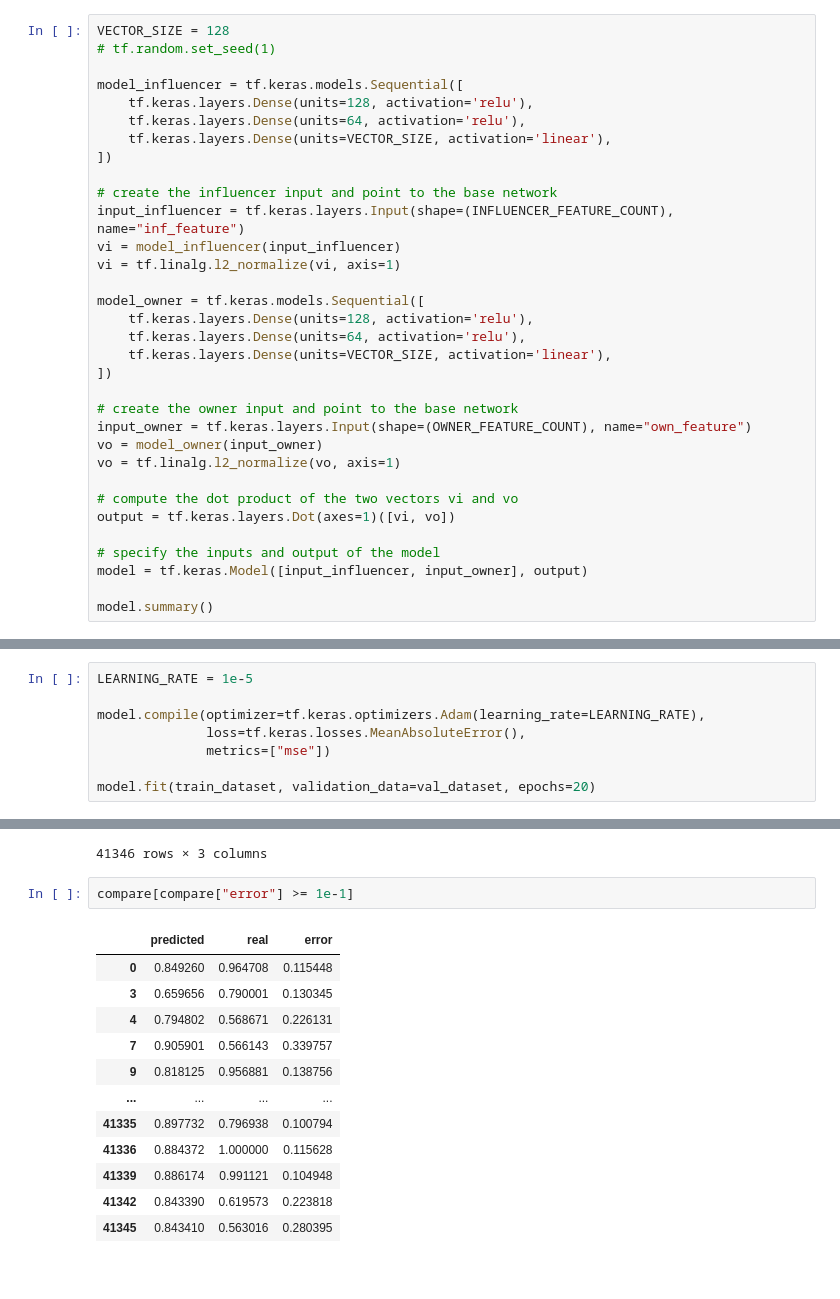
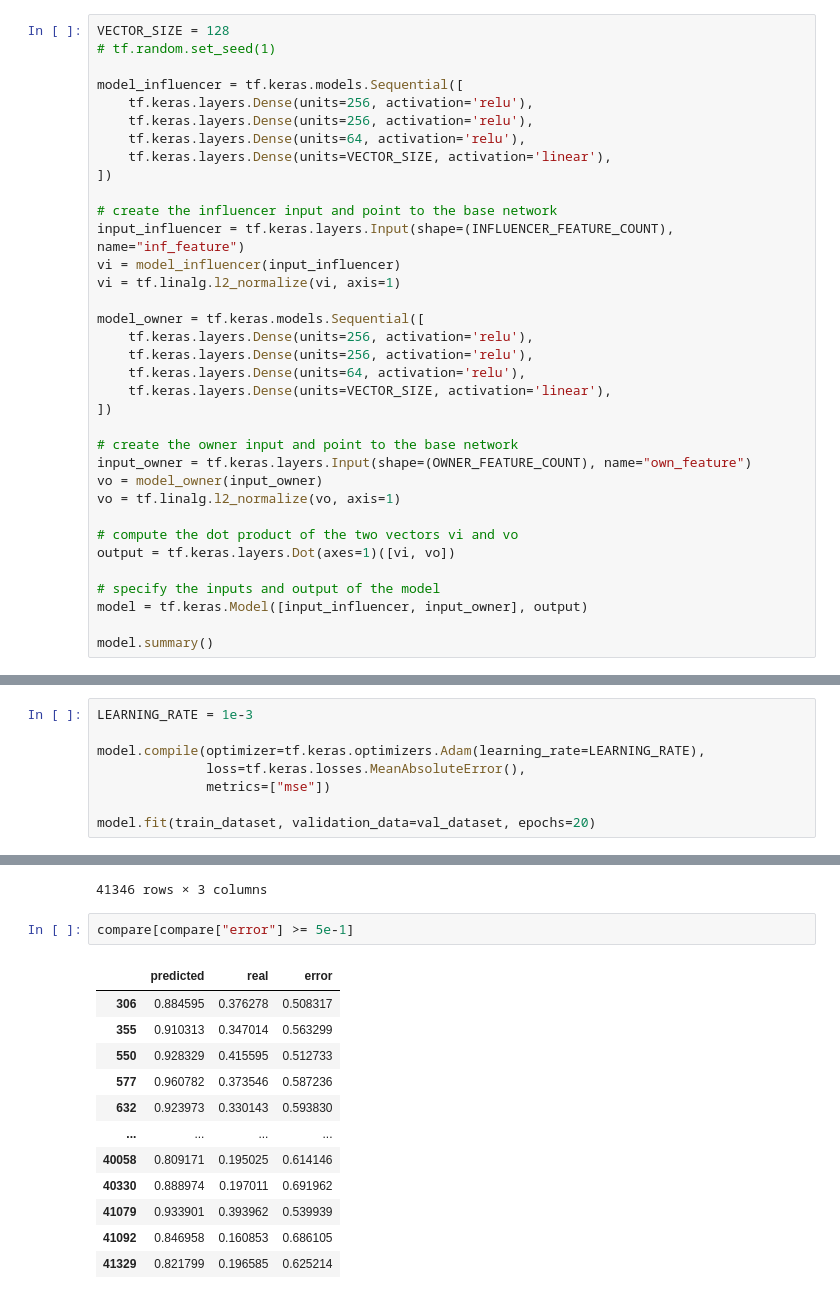
Before and after one commit to Bangkit-Capstone-C23-PS338/modul-ML, a Jupyter notebook: recommender/Recommender-MAL.ipynb, the cells around one changed output, grey strips where cells are left out. Cells and saved outputs as stored; diff of their text form.

```diff
--- a/recommender/Recommender-MAL.ipynb
+++ b/recommender/Recommender-MAL.ipynb
@@ -322,7 +351,8 @@ VECTOR_SIZE = 128
 # tf.random.set_seed(1)
 
 model_influencer = tf.keras.models.Sequential([
-    tf.keras.layers.Dense(units=128, activation='relu'),
+    tf.keras.layers.Dense(units=256, activation='relu'),
+    tf.keras.layers.Dense(units=256, activation='relu'),
     tf.keras.layers.Dense(units=64, activation='relu'),
     tf.keras.layers.Dense(units=VECTOR_SIZE, activation='linear'),
 ])
@@ -333,7 +363,8 @@ vi = model_influencer(input_influencer)
 vi = tf.linalg.l2_normalize(vi, axis=1)
 
 model_owner = tf.keras.models.Sequential([
-    tf.keras.layers.Dense(units=128, activation='relu'),
+    tf.keras.layers.Dense(units=256, activation='relu'),
+    tf.keras.layers.Dense(units=256, activation='relu'),
     tf.keras.layers.Dense(units=64, activation='relu'),
     tf.keras.layers.Dense(units=VECTOR_SIZE, activation='linear'),
 ])
@@ -369,7 +400,7 @@ Trainable params: 44,672
 Non-trainable params: 0
 __________________________________________________________________________________________________
 # %%
-LEARNING_RATE = 1e-5
+LEARNING_RATE = 1e-3
 
 model.compile(optimizer=tf.keras.optimizers.Adam(learning_rate=LEARNING_RATE),
               loss=tf.keras.losses.MeanAbsoluteError(),
@@ -441,17 +456,17 @@ compare
 | 41345 | 0.843410 | 0.563016 | 0.280395 |
 41346 rows × 3 columns
 # %%
-compare[compare["error"] >= 1e-1]
+compare[compare["error"] >= 5e-1]
 # %% [output]
 |  | predicted | real | error |
-| 0 | 0.849260 | 0.964708 | 0.115448 |
-| 3 | 0.659656 | 0.790001 | 0.130345 |
-| 4 | 0.794802 | 0.568671 | 0.226131 |
-| 7 | 0.905901 | 0.566143 | 0.339757 |
-| 9 | 0.818125 | 0.956881 | 0.138756 |
+| 306 | 0.884595 | 0.376278 | 0.508317 |
+| 355 | 0.910313 | 0.347014 | 0.563299 |
+| 550 | 0.928329 | 0.415595 | 0.512733 |
+| 577 | 0.960782 | 0.373546 | 0.587236 |
+| 632 | 0.923973 | 0.330143 | 0.593830 |
 | ... | ... | ... | ... |
-| 41335 | 0.897732 | 0.796938 | 0.100794 |
-| 41336 | 0.884372 | 1.000000 | 0.115628 |
-| 41339 | 0.886174 | 0.991121 | 0.104948 |
-| 41342 | 0.843390 | 0.619573 | 0.223818 |
-| 41345 | 0.843410 | 0.563016 | 0.280395 |
+| 40058 | 0.809171 | 0.195025 | 0.614146 |
+| 40330 | 0.888974 | 0.197011 | 0.691962 |
+| 41079 | 0.933901 | 0.393962 | 0.539939 |
+| 41092 | 0.846958 | 0.160853 | 0.686105 |
+| 41329 | 0.821799 | 0.196585 | 0.625214 |
```
Also changed, not shown: parts of 6 cells of this notebook, 7 other files.
